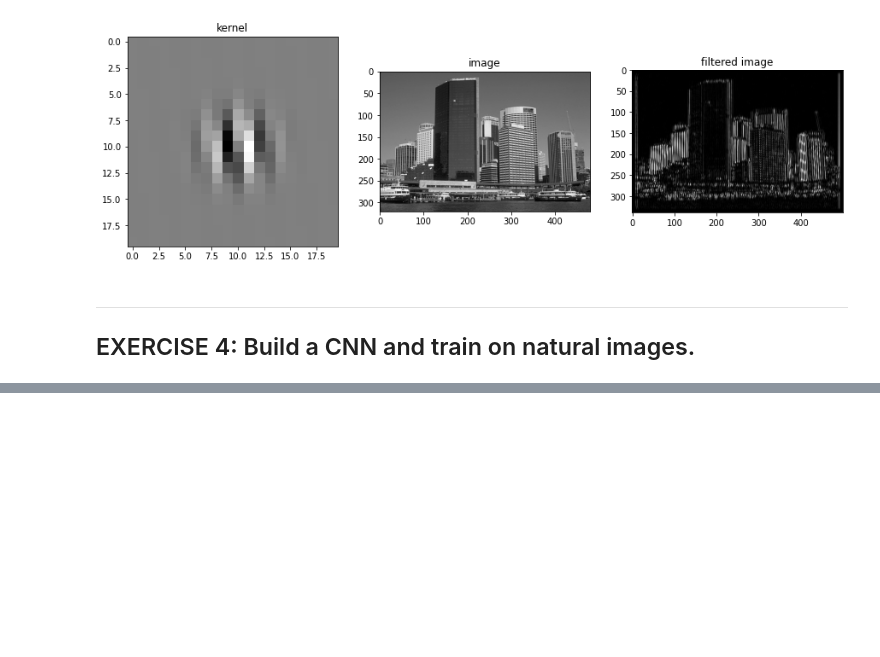
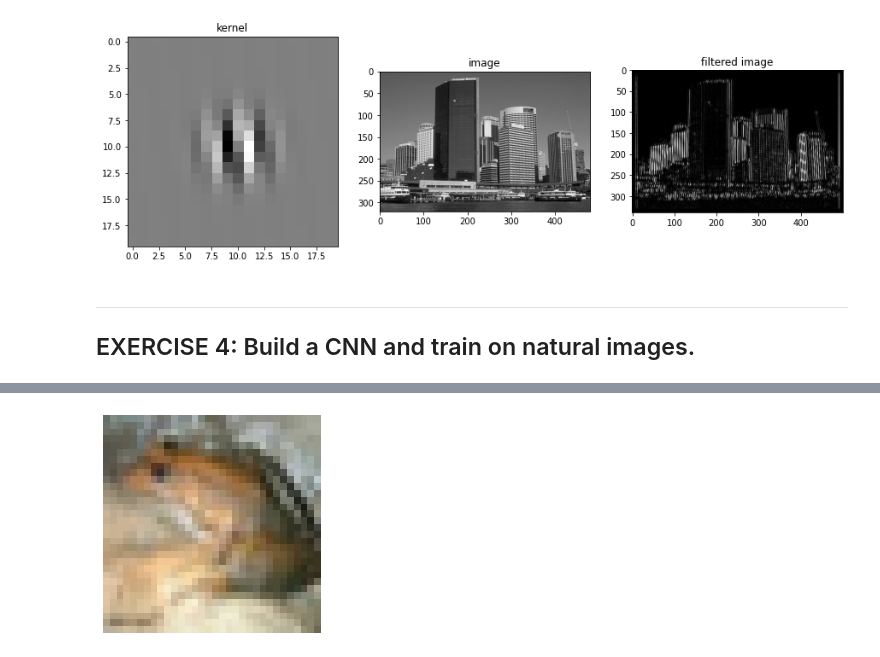
Before and after one commit to manosth/compneuro-workshop-2021, a Jupyter notebook: tutorials/vision-cnn.ipynb, the cells around one changed output, grey strips where cells are left out. Cells and saved outputs as stored; diff of their text form; code cells hidden in the pictures; blank space fills up the shorter version.

```diff
--- a/tutorials/vision-cnn.ipynb
+++ b/tutorials/vision-cnn.ipynb
@@ -298,0 +345,9 @@ loss_func = nn.CrossEntropyLoss().to(device)
+# %%
+num_epochs = 5
+lr = 0.1
+
+# optimizer
+optimizer = torch.optim.SGD(model.parameters(), lr=lr)
+
+# loss function
+loss_func = nn.CrossEntropyLoss().to(device)
@@ -374,0 +433,87 @@ for i in tqdm(range(num_epochs), disable=False):
+# %%
+def compute_feature_maps(x, model, layer=0, device="cpu"):
+    if layer == 0:
+        layer = 0
+    elif layer == 1:
+        layer = 3
+    elif layer == 2:
+        layer = 7
+    elif layer == 3:
+        layer = 11
+    intermediate_model = nn.Sequential(model[:layer+1])
+    x = x.to(device)
+    return intermediate_model(x)
+
+def get_one_example(dataloader):
+    x, y = next(iter(dataloader))
+    return torch.unsqueeze(x[0], dim=0)
+
+def visualize_image(x):
+    x = x.clone().detach().cpu().numpy()
+    print(x[0].T.shape)
+    plt.figure()
+    plt.imshow(np.moveaxis(x[0],0,2))
+    plt.axis("off")
+    plt.title("image")
+    plt.show()
+    return
+
+def visualize_feature_maps(feature_maps):
+    feature_maps = feature_maps.clone().detach().cpu().numpy()
+    num_features = feature_maps.shape[1]
+    a = np.int(np.ceil(np.sqrt(num_features)))
+    a = min(7, a)
+    plt.figure(figsize=(a,a))
+    ctr = 0
+    for i in range(a**2):
+        ctr += 1
+        plt.subplot(a,a,ctr)
+        plt.imshow(feature_maps[0,i,:,:])
+        plt.axis("off")
+    plt.show()
+    return
+
+def visualize_filters(model, layer=0):
+    if layer == 0:
+        layer = 0
+    elif layer == 1:
+        layer = 3
+    elif layer == 2:
+        layer = 7
+    elif layer == 3:
+        layer = 11
+    conv = model[layer].weight.clone().detach().cpu().numpy()
+
+
+    a = np.int(np.ceil(np.sqrt(conv.shape[0])))
+    a = min(10, a)
+    b = np.int(np.ceil(np.sqrt(conv.shape[1])))
+    b = min(10, b)
+    plt.figure(figsize=(b,a))
+    ctr = 0
+    for i in range(a):
+        for j in range(b):
+            ctr += 1
+            plt.subplot(a,b,ctr)
+            plt.imshow(conv[i,j,:,:])
+            plt.axis("off")
+    plt.show()
+    return
+
+# get one example
+x = get_one_example(train_dl)
+
+# visualize the image
+visualize_image(x)
+
+k = 0
+# compute features maps at layer k (range between 0-3)
+# to save space, this function plots only max of 49 features.
+feature_maps = compute_feature_maps(x, model, layer=k, device=device)
+
+# visualize feature maps
+visualize_feature_maps(feature_maps)
+
+# visualize filters
+visualize_filters(model, layer=3)
+# %% [output]
@@ -374,0 +521 @@ for i in tqdm(range(num_epochs), disable=False):
+[figure, added]
```
Also changed, not shown: parts of 23 cells of this notebook.
